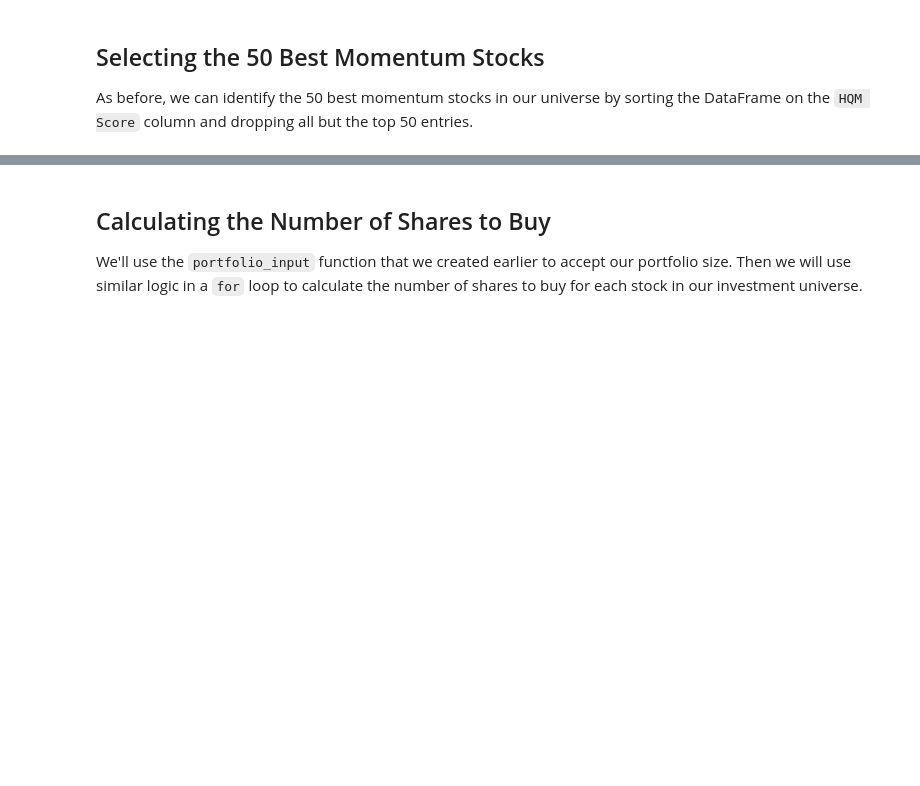
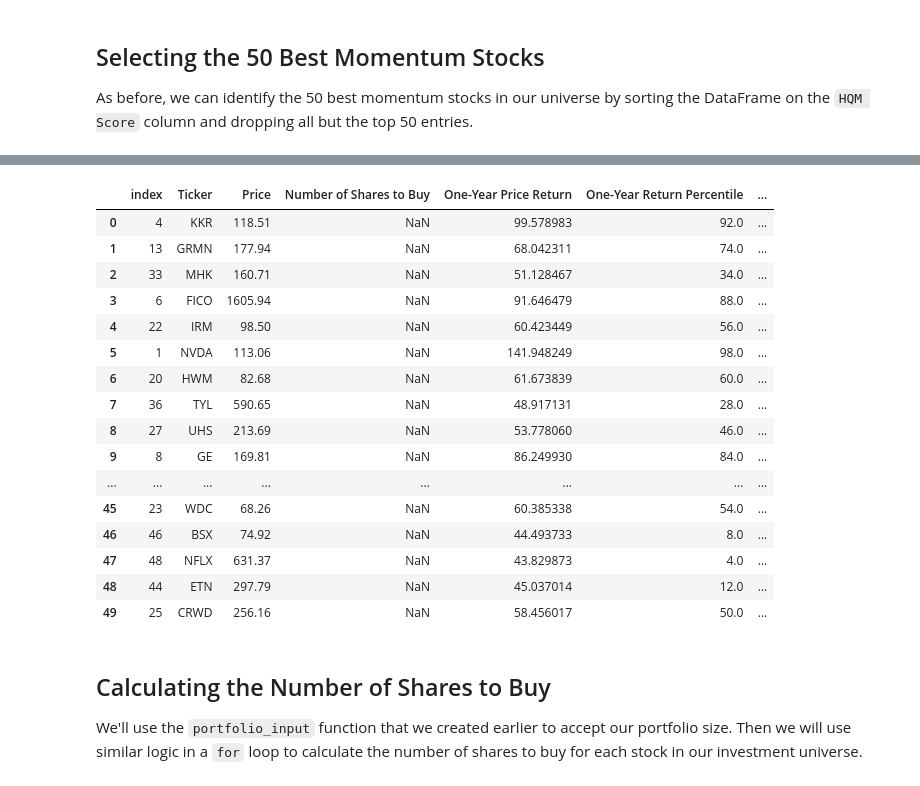
Before and after one commit to vivin2709/Algorithmic_Trading_Bot_Project, a Jupyter notebook: 002_quantitative_momentum_strategy.ipynb, the cells around one changed output, grey strips where cells are left out. Cells and saved outputs as stored; diff of their text form; code cells hidden in the pictures; blank space fills up the shorter version.

Commit message:
Completed Momentum Strategy

```diff
--- a/002_quantitative_momentum_strategy.ipynb
+++ b/002_quantitative_momentum_strategy.ipynb
@@ -372,0 +437,15 @@ Here's how we'll do this:
+# %%
+hqm_df['Ticker'] = final_df['Ticker']
+hqm_df['Price'] = final_df['Price']
+hqm_df['One-Year Price Return'] = final_df['One-Year Price Return']
+hqm_df
+
+for key, value in six_month.items():
+    hqm_df.loc[hqm_df['Ticker'] == key, 'Six-Month Price Return'] = value
+for key, value in one_month.items():
+    hqm_df.loc[hqm_df['Ticker'] == key, 'One-Month Price Return'] = value
+
+for key, value in three_month.items():
+    hqm_df.loc[hqm_df['Ticker'] == key, 'Three-Month Price Return'] = value
+
+hqm_df
@@ -372,0 +470,6 @@ Here's how we'll do this:
+# %%
+time_periods = ['One-Year','Six-Month','Three-Month','One-Month']
+
+for row in hqm_df.index:
+    for period in time_periods:
+        hqm_df.loc[row,f'{period} Return Percentile'] = stats.percentileofscore(hqm_df[f'{period} Price Return'],hqm_df.loc[row,f'{period} Price Return'])
@@ -378,3 +501,16 @@ We'll now calculate our `HQM Score`, which is the high-quality momentum score th
 The `HQM Score` will be the arithmetic mean of the 4 momentum percentile scores that we calculated in the last section.
 
 To calculate arithmetic mean, we will use the `mean` function from Python's built-in `statistics` module.
+# %%
+from statistics import mean
+
+hqm_df['HQM Score'] = 0
+
+for row in hqm_df.index:
+    momentums = []
+    momentums.append(hqm_df.loc[row,'One-Month Return Percentile'])
+    momentums.append(hqm_df.loc[row,'Six-Month Return Percentile'])
+    momentums.append(hqm_df.loc[row,'Three-Month Return Percentile'])
+    momentums.append(hqm_df.loc[row,'One-Year Return Percentile'])
+
+    hqm_df.loc[row,'HQM Score'] = mean(momentums)
@@ -382,3 +538,5 @@ To calculate arithmetic mean, we will use the `mean` function from Python's buil
 ## Selecting the 50 Best Momentum Stocks
 
 As before, we can identify the 50 best momentum stocks in our universe by sorting the DataFrame on the `HQM Score` column and dropping all but the top 50 entries.
+# %%
+hqm_df.sort_values('HQM Score',ascending=False,inplace=True)
@@ -385,3 +563,25 @@ As before, we can identify the 50 best momentum stocks in our universe by sortin
+# %%
+hqm_df = hqm_df[:50]
+hqm_df.reset_index(inplace=True)
+hqm_df
+# %% [output]
+|  | index | Ticker | Price | Number of Shares to Buy | One-Year Price Return | One-Year Return Percentile | ... |
+| 0 | 4 | KKR | 118.51 | NaN | 99.578983 | 92.0 | ... |
+| 1 | 13 | GRMN | 177.94 | NaN | 68.042311 | 74.0 | ... |
+| 2 | 33 | MHK | 160.71 | NaN | 51.128467 | 34.0 | ... |
+| 3 | 6 | FICO | 1605.94 | NaN | 91.646479 | 88.0 | ... |
+| 4 | 22 | IRM | 98.50 | NaN | 60.423449 | 56.0 | ... |
+| 5 | 1 | NVDA | 113.06 | NaN | 141.948249 | 98.0 | ... |
+| 6 | 20 | HWM | 82.68 | NaN | 61.673839 | 60.0 | ... |
+| 7 | 36 | TYL | 590.65 | NaN | 48.917131 | 28.0 | ... |
+| 8 | 27 | UHS | 213.69 | NaN | 53.778060 | 46.0 | ... |
+| 9 | 8 | GE | 169.81 | NaN | 86.249930 | 84.0 | ... |
+| ... | ... | ... | ... | ... | ... | ... | ... |
+| 45 | 23 | WDC | 68.26 | NaN | 60.385338 | 54.0 | ... |
+| 46 | 46 | BSX | 74.92 | NaN | 44.493733 | 8.0 | ... |
+| 47 | 48 | NFLX | 631.37 | NaN | 43.829873 | 4.0 | ... |
+| 48 | 44 | ETN | 297.79 | NaN | 45.037014 | 12.0 | ... |
+| 49 | 25 | CRWD | 256.16 | NaN | 58.456017 | 50.0 | ... |
 # %% [markdown]
 ## Calculating the Number of Shares to Buy
 
```
Also changed, not shown: parts of 21 cells of this notebook, 1 other file.
